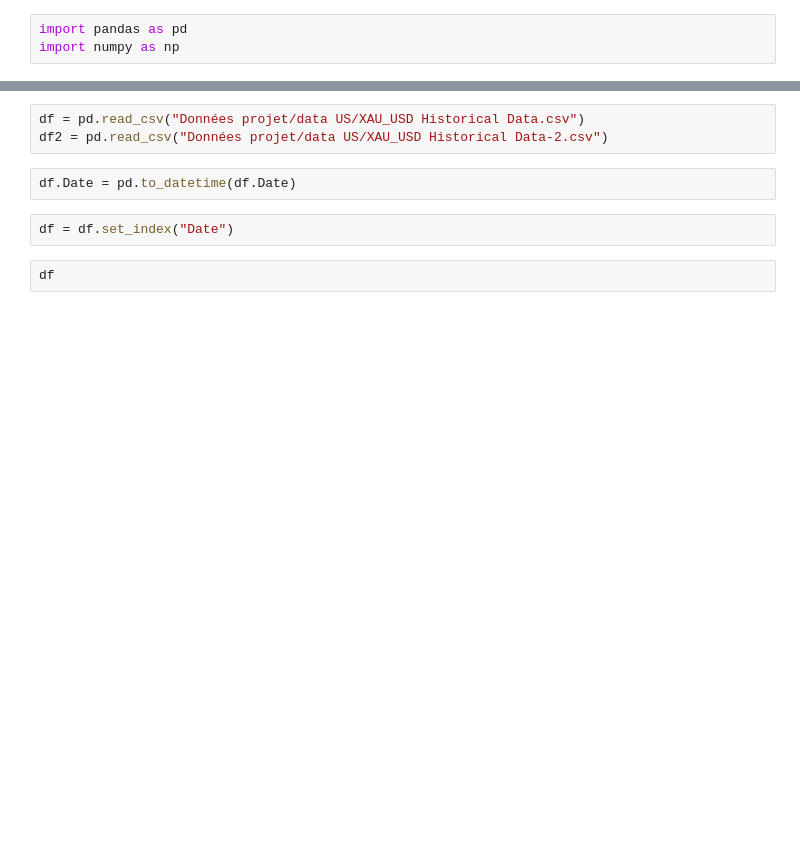
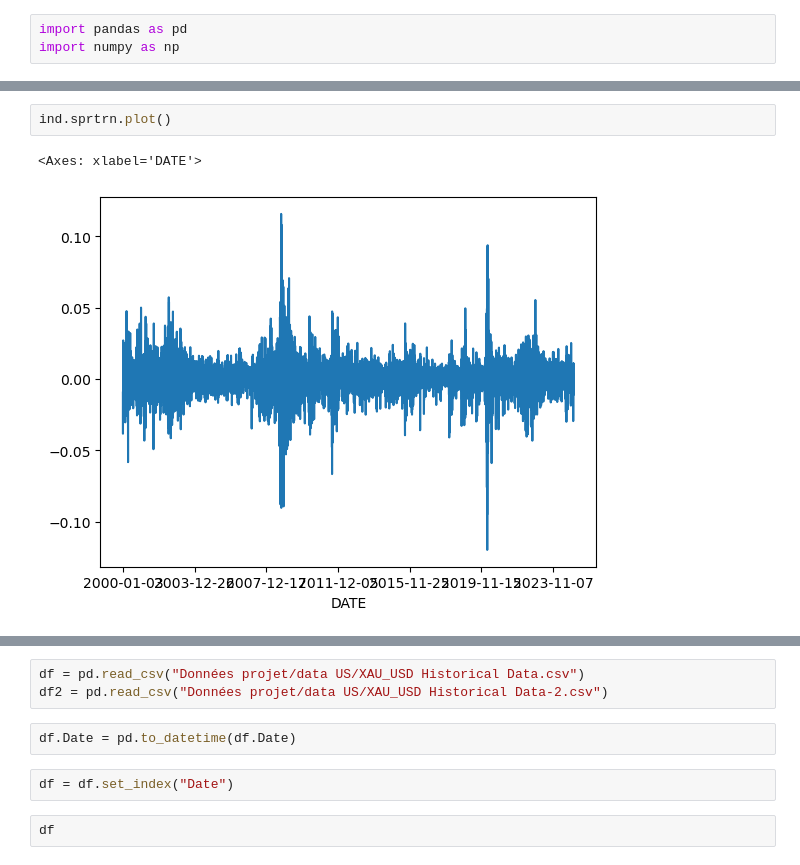
Before and after one commit to jeanlouvaleau/ML-for-trading-project, a Jupyter notebook: gold_prices.ipynb, the cells around one changed output, grey strips where cells are left out. Drawn from its saved outputs; the diff is of its cells as text; blank space fills up the shorter version.

```diff
--- a/gold_prices.ipynb
+++ b/gold_prices.ipynb
@@ -3,0 +18,5 @@ import numpy as np
+# %%
+ind.sprtrn.plot()
+# %% [output]
+<Axes: xlabel='DATE'>
+[figure, added]
```
Also changed, not shown: parts of 9 cells of this notebook, 1 other file.
